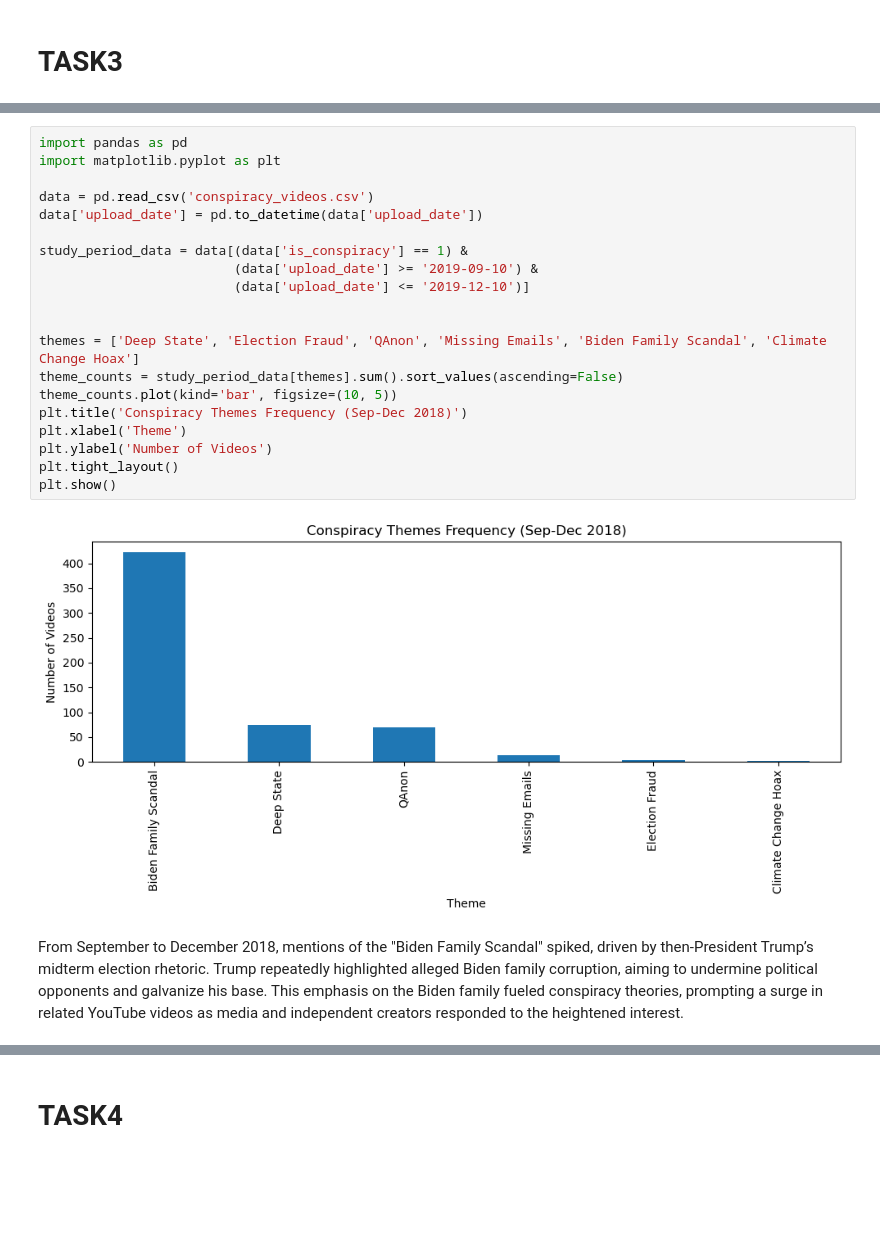
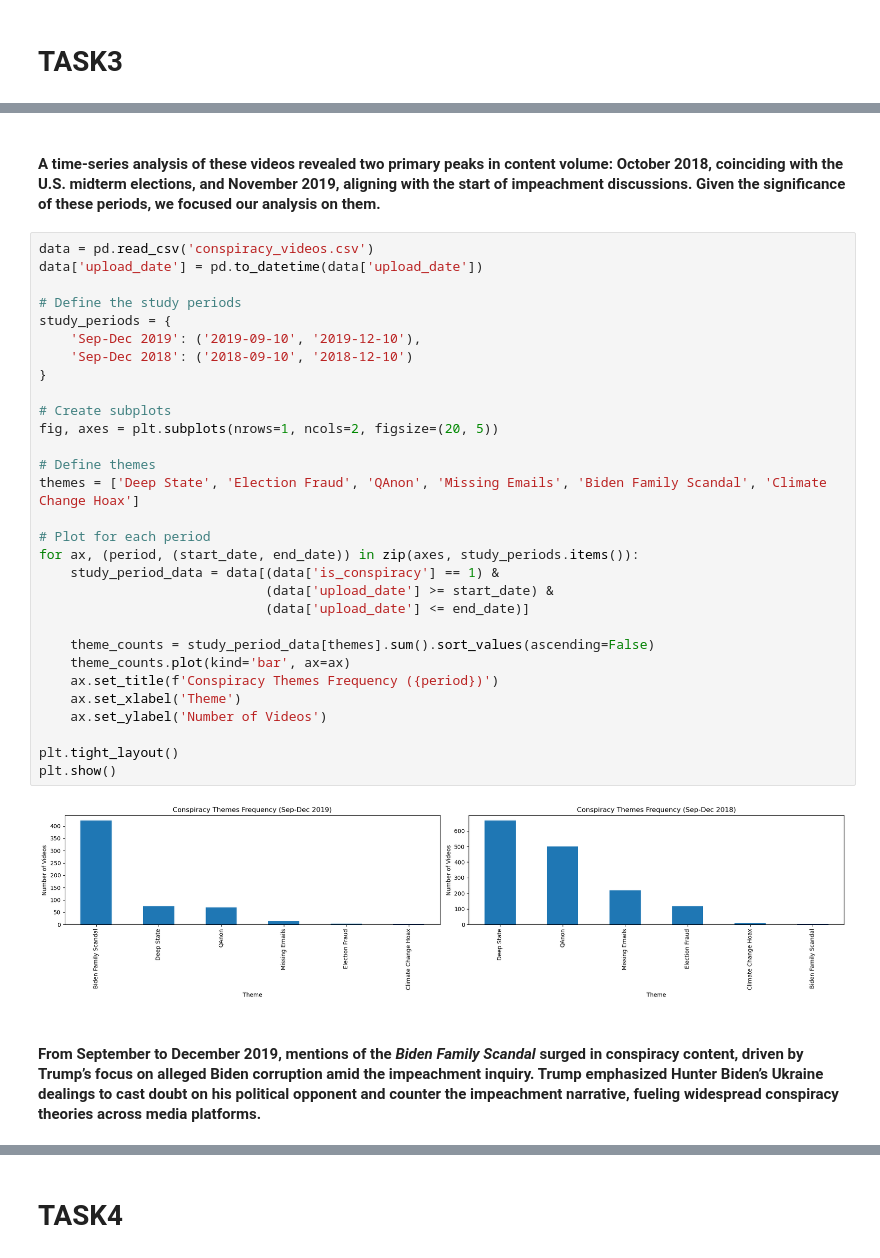
Before and after one commit to epfl-ada/ada-2024-project-kungfucooking, a Jupyter notebook: milestone2_all.ipynb, the cells around one changed output, grey strips where cells are left out. Saved outputs shown, nothing was run; the diff lists cells and outputs as text; blank space fills up the shorter version.

```diff
--- a/milestone2_all.ipynb
+++ b/milestone2_all.ipynb
@@ -973,27 +492,39 @@ plt.tight_layout()
 plt.show()
 # %% [output]
 [figure]
+# %% [markdown]
+#### A time-series analysis of these videos revealed two primary peaks in content volume: October 2018, coinciding with the U.S. midterm elections, and November 2019, aligning with the start of impeachment discussions. Given the significance of these periods, we focused our analysis on them.
 # %%
-import pandas as pd
-import matplotlib.pyplot as plt
-
 data = pd.read_csv('conspiracy_videos.csv')
 data['upload_date'] = pd.to_datetime(data['upload_date'])
 
-study_period_data = data[(data['is_conspiracy'] == 1) &
-                         (data['upload_date'] >= '2019-09-10') &
-                         (data['upload_date'] <= '2019-12-10')]
+# Define the study periods
+study_periods = {
+    'Sep-Dec 2019': ('2019-09-10', '2019-12-10'),
+    'Sep-Dec 2018': ('2018-09-10', '2018-12-10')
+}
 
+# Create subplots
+fig, axes = plt.subplots(nrows=1, ncols=2, figsize=(20, 5))
 
+# Define themes
 themes = ['Deep State', 'Election Fraud', 'QAnon', 'Missing Emails', 'Biden Family Scandal', 'Climate Change Hoax']
-theme_counts = study_period_data[themes].sum().sort_values(ascending=False)
-theme_counts.plot(kind='bar', figsize=(10, 5))
-plt.title('Conspiracy Themes Frequency (Sep-Dec 2018)')
-plt.xlabel('Theme')
-plt.ylabel('Number of Videos')
+
+# Plot for each period
+for ax, (period, (start_date, end_date)) in zip(axes, study_periods.items()):
+    study_period_data = data[(data['is_conspiracy'] == 1) &
+                             (data['upload_date'] >= start_date) &
+                             (data['upload_date'] <= end_date)]
+
+    theme_counts = study_period_data[themes].sum().sort_values(ascending=False)
+    theme_counts.plot(kind='bar', ax=ax)
+    ax.set_title(f'Conspiracy Themes Frequency ({period})')
+    ax.set_xlabel('Theme')
+    ax.set_ylabel('Number of Videos')
+
 plt.tight_layout()
 plt.show()
 # %% [output]
-[figure, old version]
+[figure, new version]
-# %% [markdown]
-From September to December 2018, mentions of the "Biden Family Scandal" spiked, driven by then-President Trump’s midterm election rhetoric. Trump repeatedly highlighted alleged Biden family corruption, aiming to undermine political opponents and galvanize his base. This emphasis on the Biden family fueled conspiracy theories, prompting a surge in related YouTube videos as media and independent creators responded to the heightened interest.
+# %% [markdown]
+#### From September to December 2019, mentions of the *Biden Family Scandal* surged in conspiracy content, driven by Trump’s focus on alleged Biden corruption amid the impeachment inquiry. Trump emphasized Hunter Biden’s Ukraine dealings to cast doubt on his political opponent and counter the impeachment narrative, fueling widespread conspiracy theories across media platforms.
```
Also changed, not shown: parts of 58 cells of this notebook, 1 other file.
